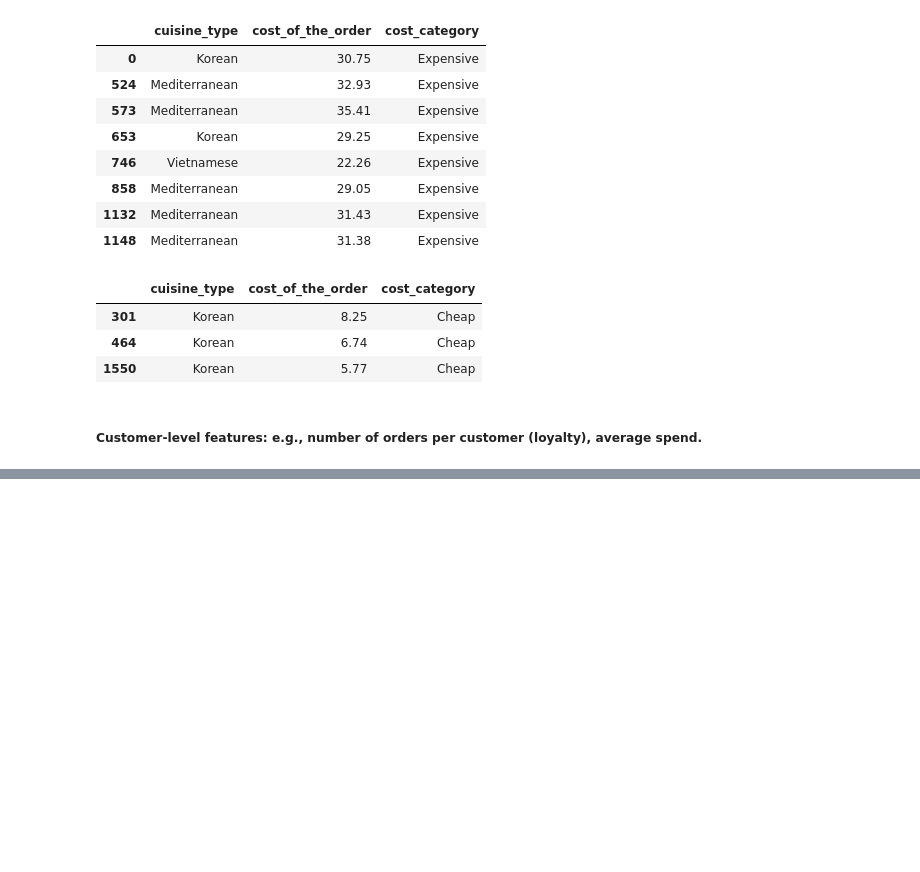
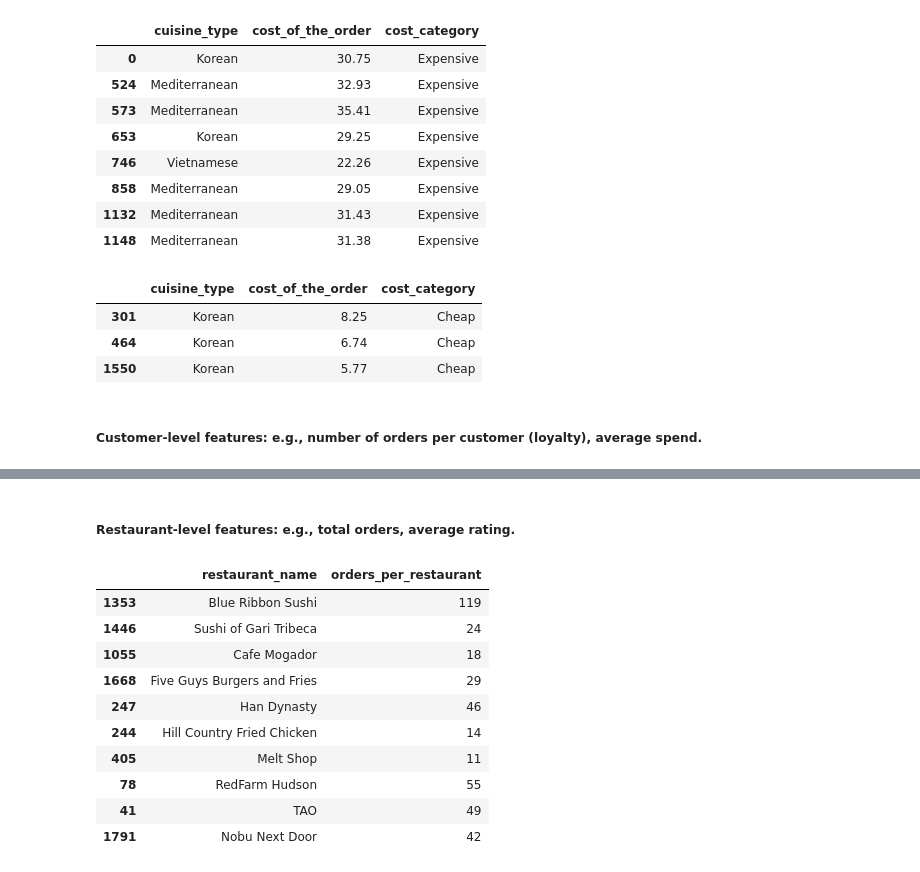
Before and after one commit to J3SSY-ANDU/Food-Delivery-Data-Analysis, a Jupyter notebook: notebooks/food_delivery_orders_eda.ipynb, the cells around one changed output, grey strips where cells are left out. Drawn from its saved outputs; the diff is of its cells as text; code cells hidden in the pictures; blank space fills up the shorter version.

Commit message:
implement restaurant level features like number of orders per restaurant and average rating

```diff
--- a/notebooks/food_delivery_orders_eda.ipynb
+++ b/notebooks/food_delivery_orders_eda.ipynb
@@ -411,0 +411,19 @@ df[['customer_id', 'customer_number_of_orders', 'customer_avg_spend']].sample(10
+# %% [markdown]
+##### Restaurant-level features: e.g., total orders, average rating.
+# %%
+restaurant_number_of_orders = df.groupby('restaurant_name')['order_id'].transform('count')  # Count the number of orders for each restaurant
+df.drop(columns=['orders_per_restaurant'], inplace=True, errors='ignore')
+df.insert(value=restaurant_number_of_orders, column='orders_per_restaurant', loc=5) # Insert the new column at index 5
+df[['restaurant_name', 'orders_per_restaurant']].sample(10)  # Display a random sample of 10 rows with the new column
+# %% [output]
+|  | restaurant_name | orders_per_restaurant |
+| 1353 | Blue Ribbon Sushi | 119 |
+| 1446 | Sushi of Gari Tribeca | 24 |
+| 1055 | Cafe Mogador | 18 |
+| 1668 | Five Guys Burgers and Fries | 29 |
+| 247 | Han Dynasty | 46 |
+| 244 | Hill Country Fried Chicken | 14 |
+| 405 | Melt Shop | 11 |
+| 78 | RedFarm Hudson | 55 |
+| 41 | TAO | 49 |
+| 1791 | Nobu Next Door | 42 |
```
Also changed, not shown: parts of 11 cells of this notebook.
